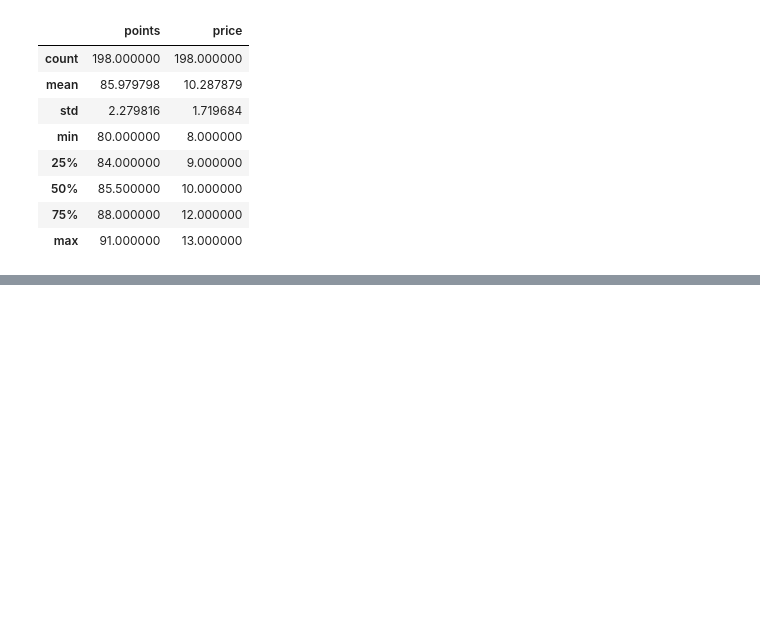
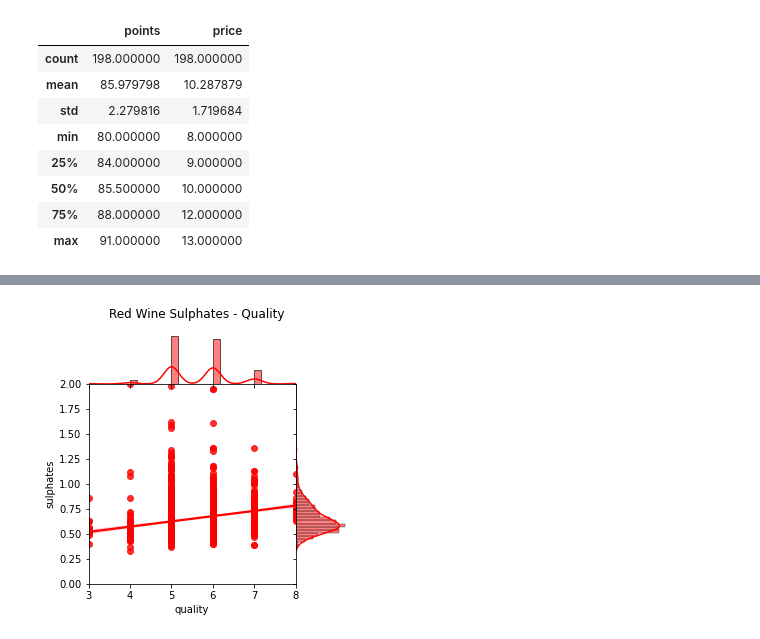
Before and after one commit to shekharbiswas/antelope, a Jupyter notebook: january.ipynb, the cells around one changed output, grey strips where cells are left out. Saved outputs shown, nothing was run; the diff lists cells and outputs as text; code cells hidden in the pictures; blank space fills up the shorter version.

```diff
--- a/january.ipynb
+++ b/january.ipynb
@@ -179,0 +167,10 @@ price_irq.describe()
+# %%
+rj = sns.jointplot(x='quality', y='sulphates', data=red_wine,
+kind='reg', ylim=(0, 2),
+color='red', space=0, size=4.5, ratio=4)
+rj.ax_joint.set_xticks(list(range(3,9)))
+fig = rj.fig
+fig.subplots_adjust(top=0.9)
+t = fig.suptitle('Red Wine Sulphates - Quality', fontsize=12);
+# %% [output]
+[figure, added]
```
Also changed, not shown: parts of 22 cells of this notebook.
